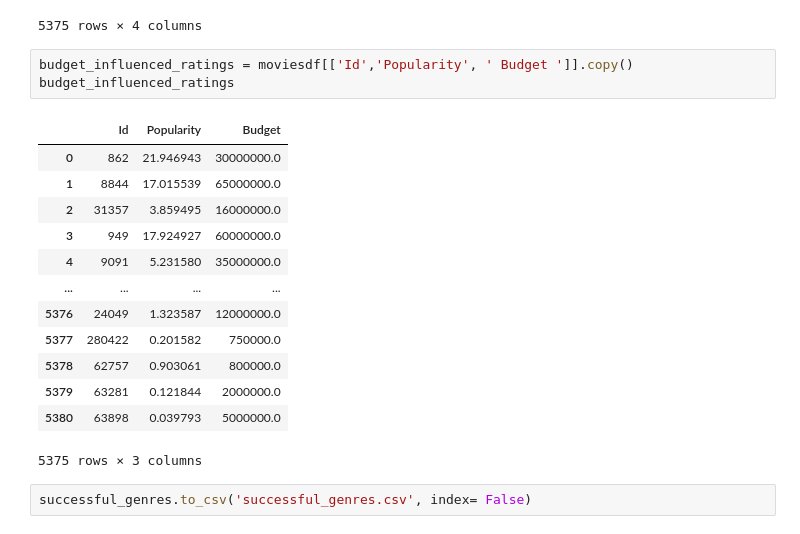
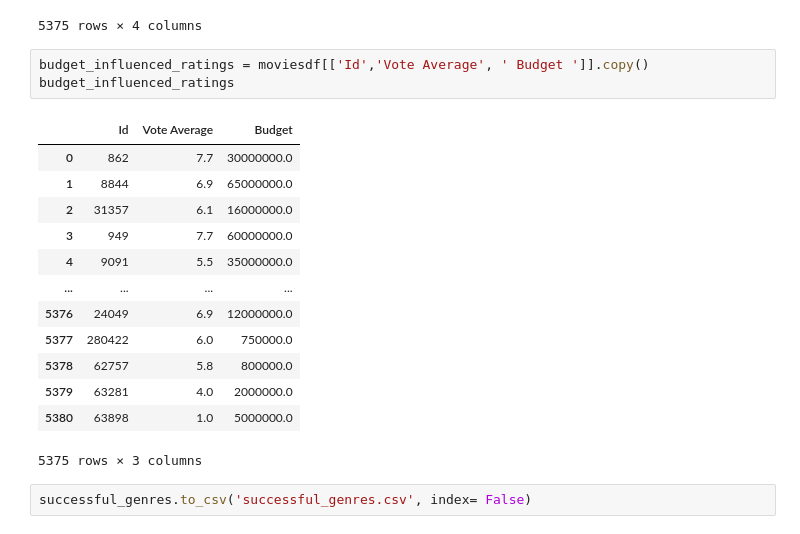
Before and after one commit to tianiedwards98/Gym_Registration_Analysis, a Jupyter notebook: movie budget.ipynb, the cells around one changed output. Saved outputs shown, nothing was run; the diff lists cells and outputs as text.

```diff
--- a/movie budget.ipynb
+++ b/movie budget.ipynb
@@ -121,21 +120,21 @@ popular_filmed_countries
 | 5380 | 63898 | 0.039793 | Russia | 1413000.0 |
 5375 rows × 4 columns
 # %%
-budget_influenced_ratings = moviesdf[['Id','Popularity', ' Budget ']].copy()
+budget_influenced_ratings = moviesdf[['Id','Vote Average', ' Budget ']].copy()
 budget_influenced_ratings
 # %% [output]
-|  | Id | Popularity | Budget |
-| 0 | 862 | 21.946943 | 30000000.0 |
-| 1 | 8844 | 17.015539 | 65000000.0 |
-| 2 | 31357 | 3.859495 | 16000000.0 |
-| 3 | 949 | 17.924927 | 60000000.0 |
-| 4 | 9091 | 5.231580 | 35000000.0 |
+|  | Id | Vote Average | Budget |
+| 0 | 862 | 7.7 | 30000000.0 |
+| 1 | 8844 | 6.9 | 65000000.0 |
+| 2 | 31357 | 6.1 | 16000000.0 |
+| 3 | 949 | 7.7 | 60000000.0 |
+| 4 | 9091 | 5.5 | 35000000.0 |
 | ... | ... | ... | ... |
-| 5376 | 24049 | 1.323587 | 12000000.0 |
-| 5377 | 280422 | 0.201582 | 750000.0 |
-| 5378 | 62757 | 0.903061 | 800000.0 |
-| 5379 | 63281 | 0.121844 | 2000000.0 |
-| 5380 | 63898 | 0.039793 | 5000000.0 |
+| 5376 | 24049 | 6.9 | 12000000.0 |
+| 5377 | 280422 | 6.0 | 750000.0 |
+| 5378 | 62757 | 5.8 | 800000.0 |
+| 5379 | 63281 | 4.0 | 2000000.0 |
+| 5380 | 63898 | 1.0 | 5000000.0 |
 5375 rows × 3 columns
 # %%
 successful_genres.to_csv('successful_genres.csv', index= False)
```
Also changed, not shown: parts of 1 cell of this notebook, 4 other files.
